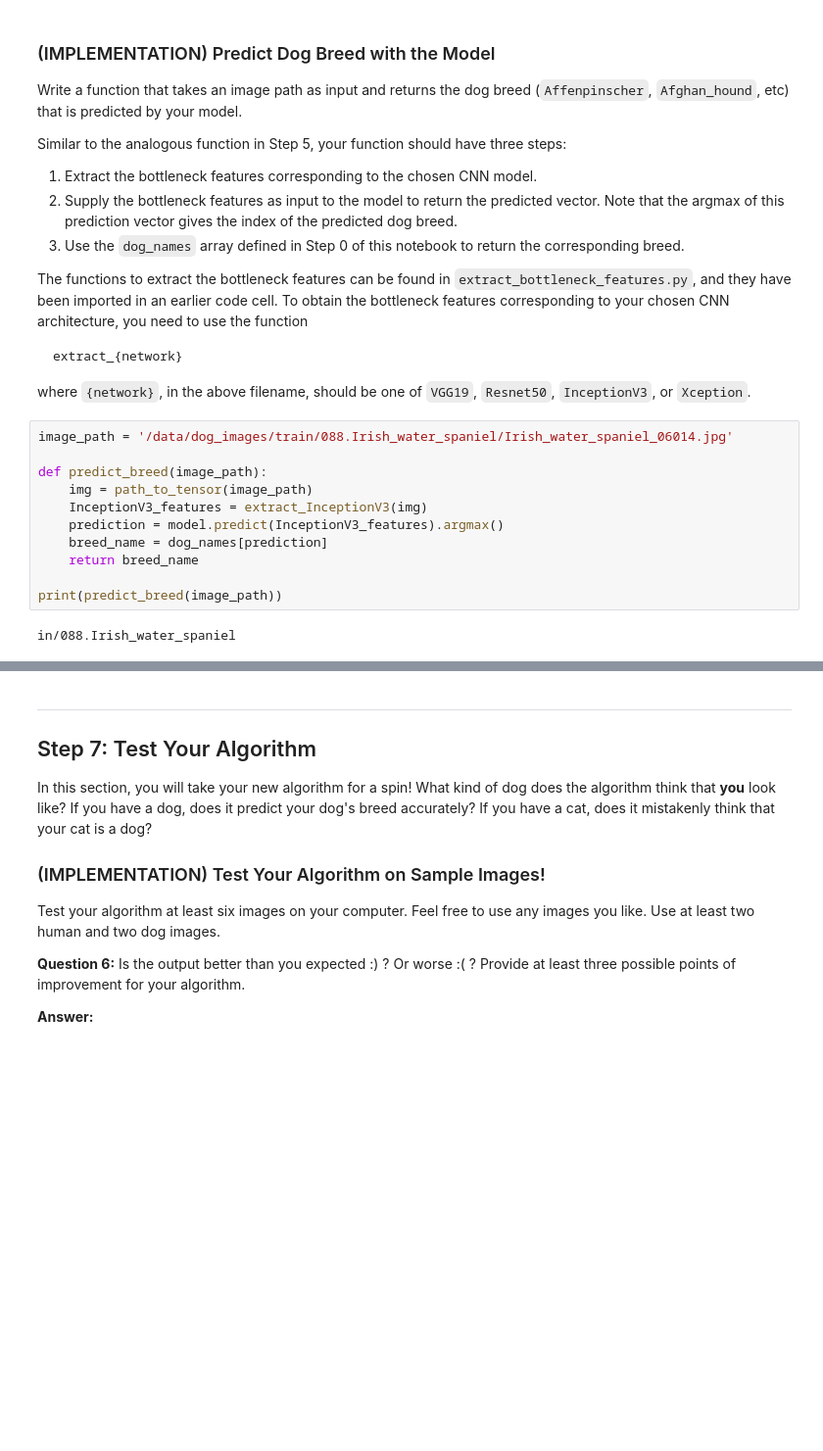
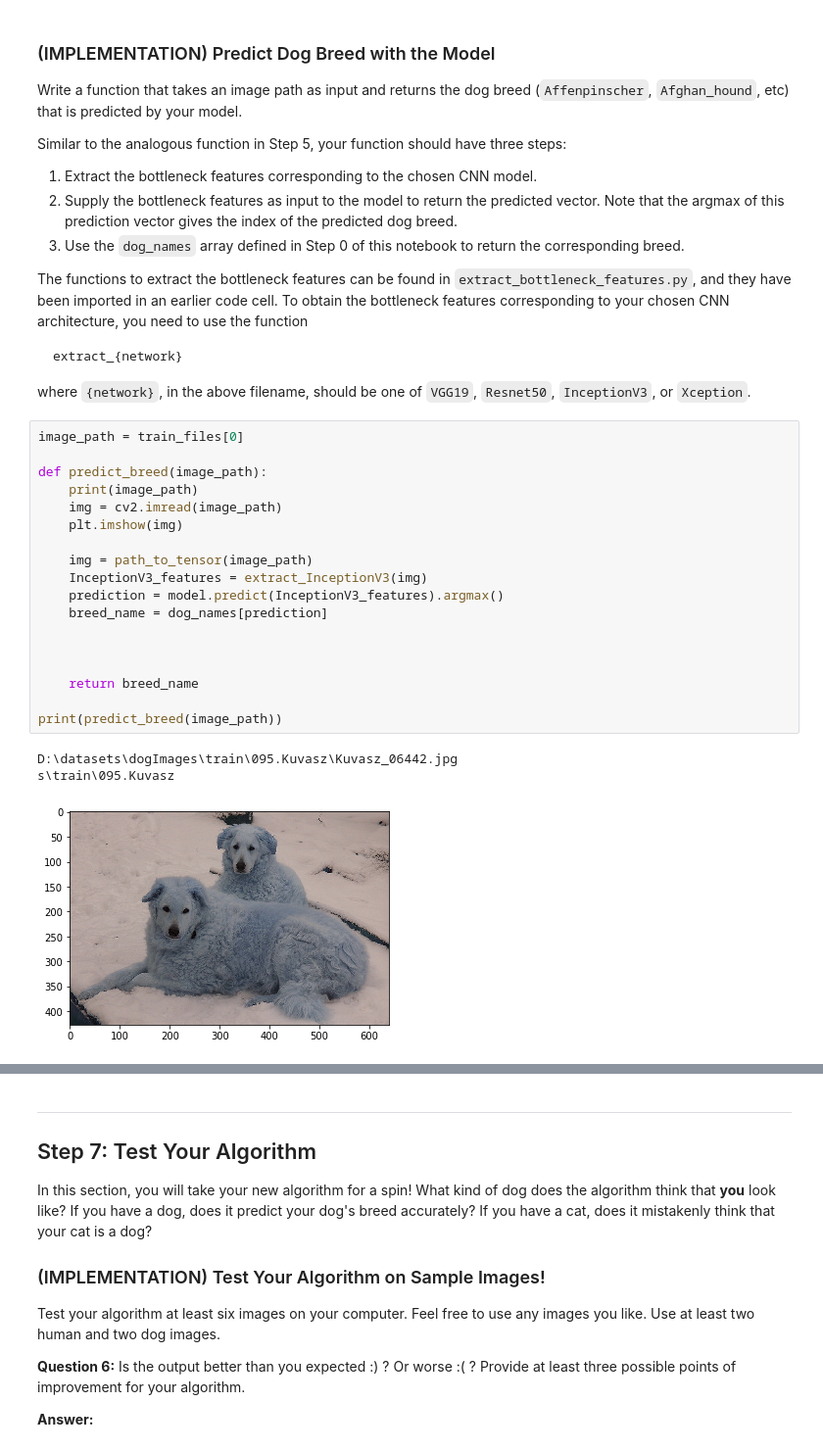
Before and after one commit to cristianmtr/dog-project, a Jupyter notebook: dog_app.ipynb, the cells around one changed output, grey strips where cells are left out. Shown at 98% size. Cells and saved outputs as stored; diff of their text form; blank space fills up the shorter version.

```diff
--- a/dog_app.ipynb
+++ b/dog_app.ipynb
@@ -708,18 +760,27 @@ The functions to extract the bottleneck features can be found in `extract_bottle
 
 where `{network}`, in the above filename, should be one of `VGG19`, `Resnet50`, `InceptionV3`, or `Xception`.
 # %%
-image_path = '/data/dog_images/train/088.Irish_water_spaniel/Irish_water_spaniel_06014.jpg'
+image_path = train_files[0]
 
 def predict_breed(image_path):
+    print(image_path)
+    img = cv2.imread(image_path)
+    plt.imshow(img)
+
     img = path_to_tensor(image_path)
     InceptionV3_features = extract_InceptionV3(img)
     prediction = model.predict(InceptionV3_features).argmax()
     breed_name = dog_names[prediction]
+
+
+
     return breed_name
 
 print(predict_breed(image_path))
 # %% [output]
-in/088.Irish_water_spaniel
+D:\datasets\dogImages\train\095.Kuvasz\Kuvasz_06442.jpg
+s\train\095.Kuvasz
+[figure, added]
 # %% [markdown]
 ---
 <a id='step6'></a>
```
Also changed, not shown: parts of 54 cells of this notebook, 2 other files.
